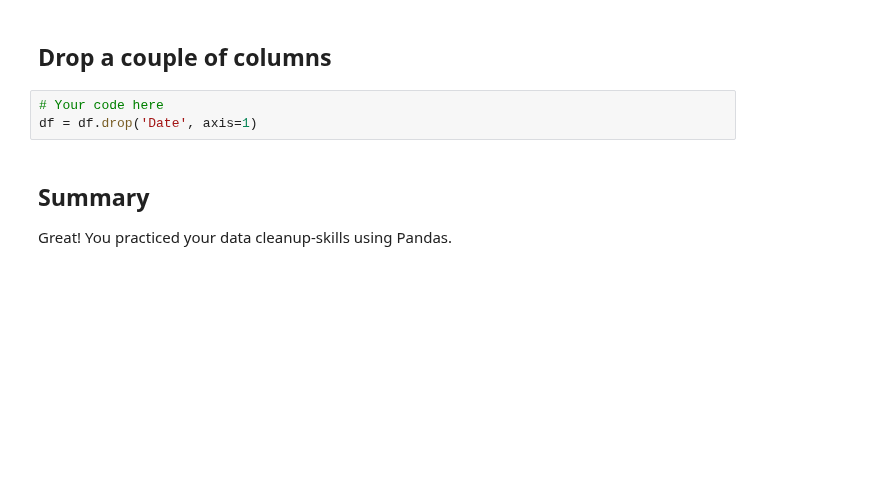
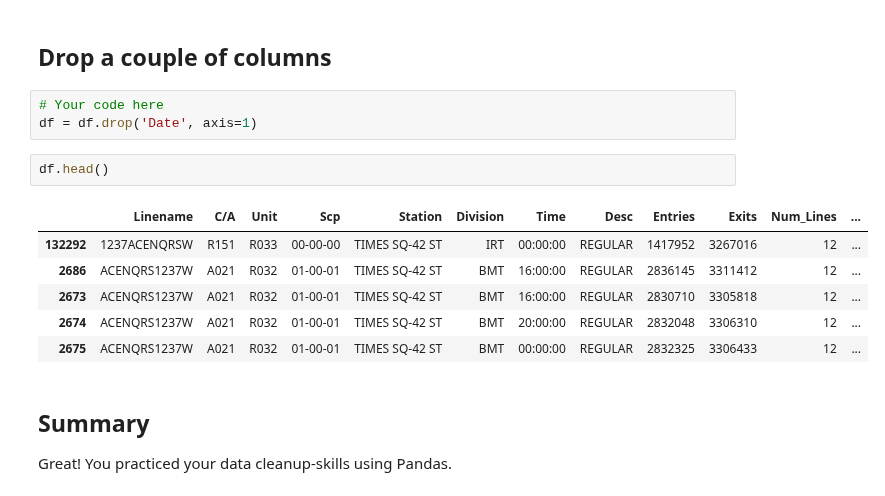
Before and after one commit to bl419cam/dsc-pandas-series-and-dataframes-lab-seattle-ds-062419, a Jupyter notebook: index.ipynb, the cells around one changed output. Saved outputs shown, nothing was run; the diff lists cells and outputs as text; blank space fills up the shorter version.

```diff
--- a/index.ipynb
+++ b/index.ipynb
@@ -245,6 +245,15 @@ What is misleading about the day of week and weekend/weekday charts you just plo
 # %%
 # Your code here
 df = df.drop('Date', axis=1)
+# %%
+df.head()
+# %% [output]
+|  | Linename | C/A | Unit | Scp | Station | Division | Time | Desc | Entries | Exits | Num_Lines | ... |
+| 132292 | 1237ACENQRSW | R151 | R033 | 00-00-00 | TIMES SQ-42 ST | IRT | 00:00:00 | REGULAR | 1417952 | 3267016 | 12 | ... |
+| 2686 | ACENQRS1237W | A021 | R032 | 01-00-01 | TIMES SQ-42 ST | BMT | 16:00:00 | REGULAR | 2836145 | 3311412 | 12 | ... |
+| 2673 | ACENQRS1237W | A021 | R032 | 01-00-01 | TIMES SQ-42 ST | BMT | 16:00:00 | REGULAR | 2830710 | 3305818 | 12 | ... |
+| 2674 | ACENQRS1237W | A021 | R032 | 01-00-01 | TIMES SQ-42 ST | BMT | 20:00:00 | REGULAR | 2832048 | 3306310 | 12 | ... |
+| 2675 | ACENQRS1237W | A021 | R032 | 01-00-01 | TIMES SQ-42 ST | BMT | 00:00:00 | REGULAR | 2832325 | 3306433 | 12 | ... |
 # %% [markdown]
 ## Summary
 
```
